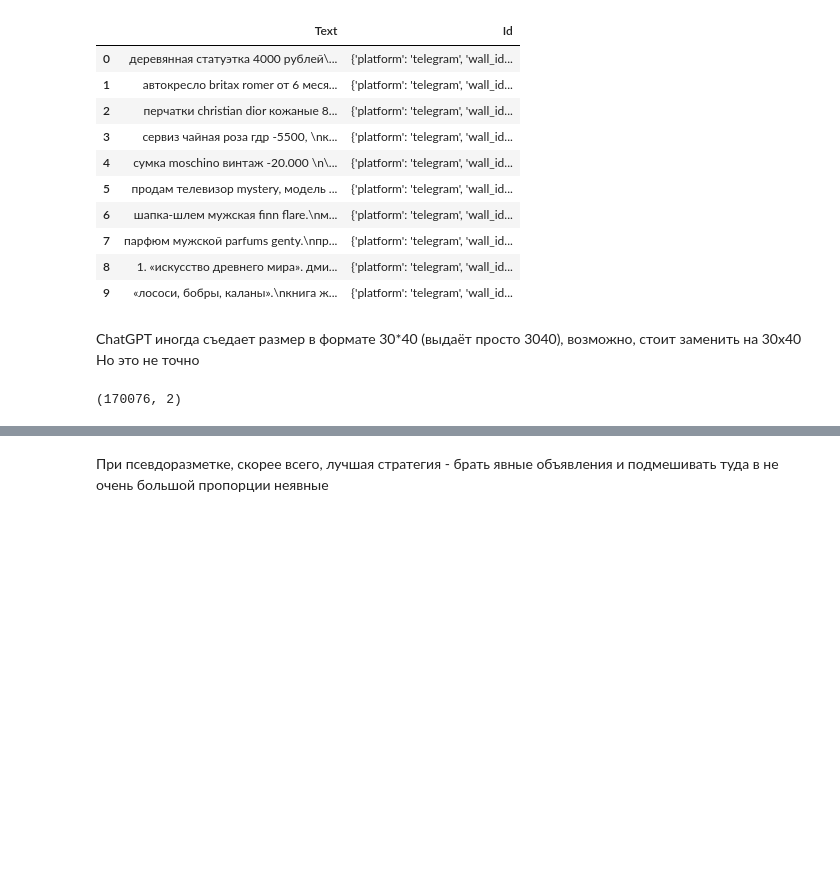
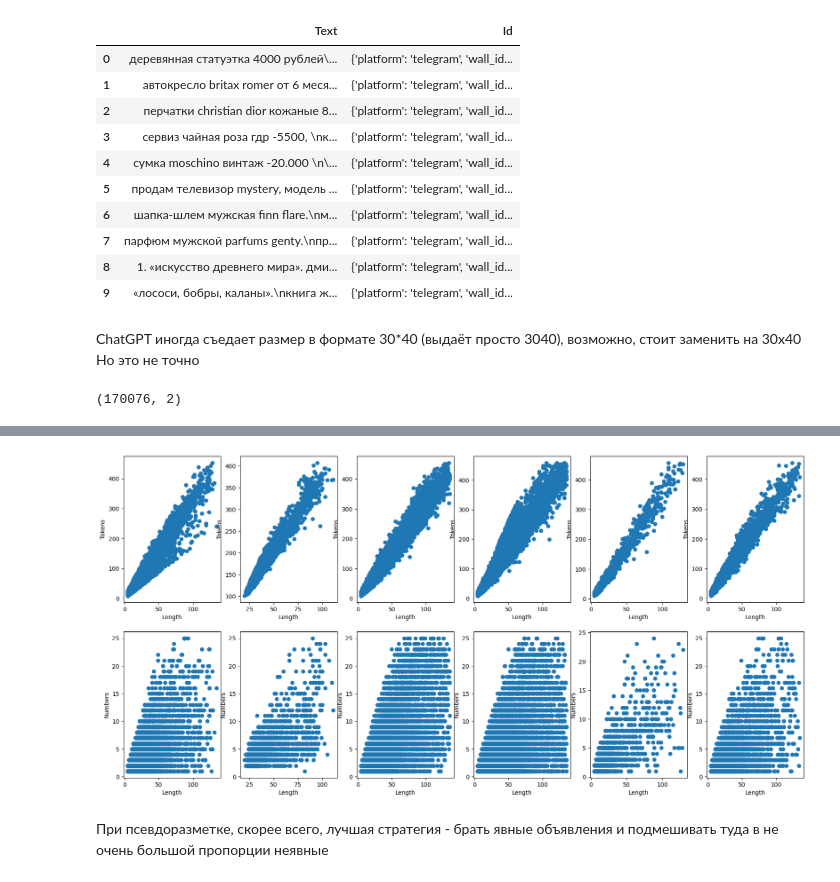
Before and after one commit to lpetrov02/ads_parsing, a Jupyter notebook: Parsing/filter_data.ipynb, the cells around one changed output, grey strips where cells are left out. Saved outputs shown, nothing was run; the diff lists cells and outputs as text; code cells hidden in the pictures; blank space fills up the shorter version.

```diff
--- a/Parsing/filter_data.ipynb
+++ b/Parsing/filter_data.ipynb
@@ -156,0 +262,6 @@ explicit.shape, candidates.shape
+# %%
+filt["Wall"] = filt["Id"].apply(get_wall_id)
+# %%
+wall_vc = filt["Wall"].value_counts()
+walls = dict(zip(wall_vc.index.values, wall_vc.values))
+walls
@@ -156,0 +275,12 @@ explicit.shape, candidates.shape
+# %%
+walls_dfs = {wall_id: filt[filt["Wall"] == wall_id].copy() for wall_id in walls}
+# %%
+max_size = 28000
+for wall_id in walls_dfs:
+    prob = max_size / len(walls_dfs[wall_id])
+    mask = np.random.choice([True, False], p=[min(1, prob), max(0, 1 - prob)], size=len(walls_dfs[wall_id]))
+    walls_dfs[wall_id] = walls_dfs[wall_id].loc[mask, :]
+
+filt = pd.concat(list(walls_dfs.values()))
+filt.sample(frac=1)
+filt.shape
@@ -157,3 +300,17 @@ explicit.shape, candidates.shape
+# %%
+fig, ax = plt.subplots(2, filt["Wall"].nunique(), figsize=(21, 10))
+for idx, wall in enumerate(np.unique(filt["Wall"].values)):
+    ax[0, idx].scatter(filt.loc[filt["Wall"] == wall, "Length"], filt.loc[filt["Wall"] == wall, "Tokens"], label=wall)
+    ax[1, idx].scatter(filt.loc[filt["Wall"] == wall, "Length"], filt.loc[filt["Wall"] == wall, "Nums"], label=wall)
+    ax[0, idx].set_xlabel("Length")
+    ax[0, idx].set_ylabel("Tokens")
+    ax[1, idx].set_xlabel("Length")
+    ax[1, idx].set_ylabel("Numbers")
+
+
+plt.show()
+# %% [output]
+[figure, added]
 # %%
 explicit.to_csv("../data/explicit_ads.csv", index=False)
 candidates.to_csv("../data/implicit_ads.csv", index=False)
```
Also changed, not shown: parts of 33 cells of this notebook, 1 other file.
